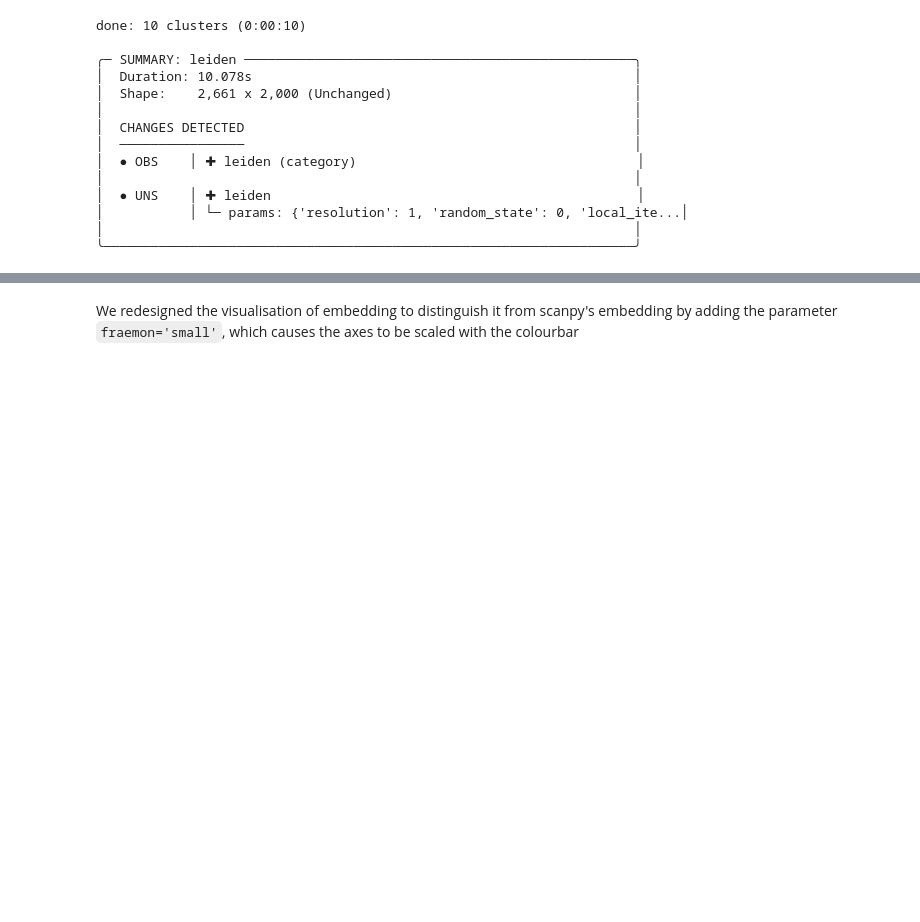
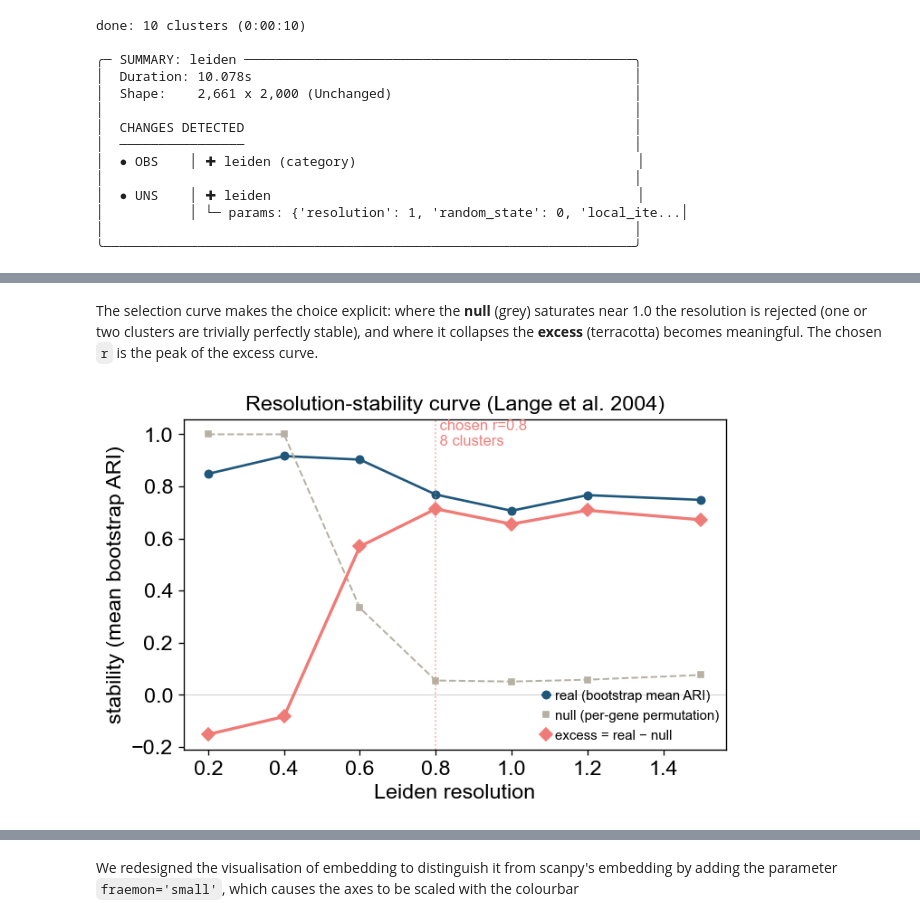
Before and after one commit to DBinary/omicverse-tutorials, a Jupyter notebook: docs/Tutorials-single/t_preprocess_cpu.ipynb, the cells around one changed output, grey strips where cells are left out. Saved outputs shown, nothing was run; the diff lists cells and outputs as text; code cells hidden in the pictures; blank space fills up the shorter version.

```diff
--- a/docs/Tutorials-single/t_preprocess_cpu.ipynb
+++ b/docs/Tutorials-single/t_preprocess_cpu.ipynb
@@ -551,0 +564,10 @@ done: 10 clusters (0:00:10)
+# %%
+adata, best, scores = ov.single.auto_resolution(
+    adata,
+    resolutions=[0.2, 0.4, 0.6, 0.8, 1.0, 1.2, 1.5],
+    n_subsamples=5,
+    n_null_subsamples=3,
+    random_state=0,
+    key_added='leiden_auto',
+)
+scores
@@ -551,0 +601,6 @@ done: 10 clusters (0:00:10)
+# %% [markdown]
+The selection curve makes the choice explicit: where the **null** (grey) saturates near 1.0 the resolution is rejected (one or two clusters are trivially perfectly stable), and where it collapses the **excess** (terracotta) becomes meaningful. The chosen `r` is the peak of the excess curve.
+# %%
+ov.pl.auto_resolution_curve(adata)
+# %% [output]
+[figure, added]
```
Also changed, not shown: parts of 4 cells of this notebook.
